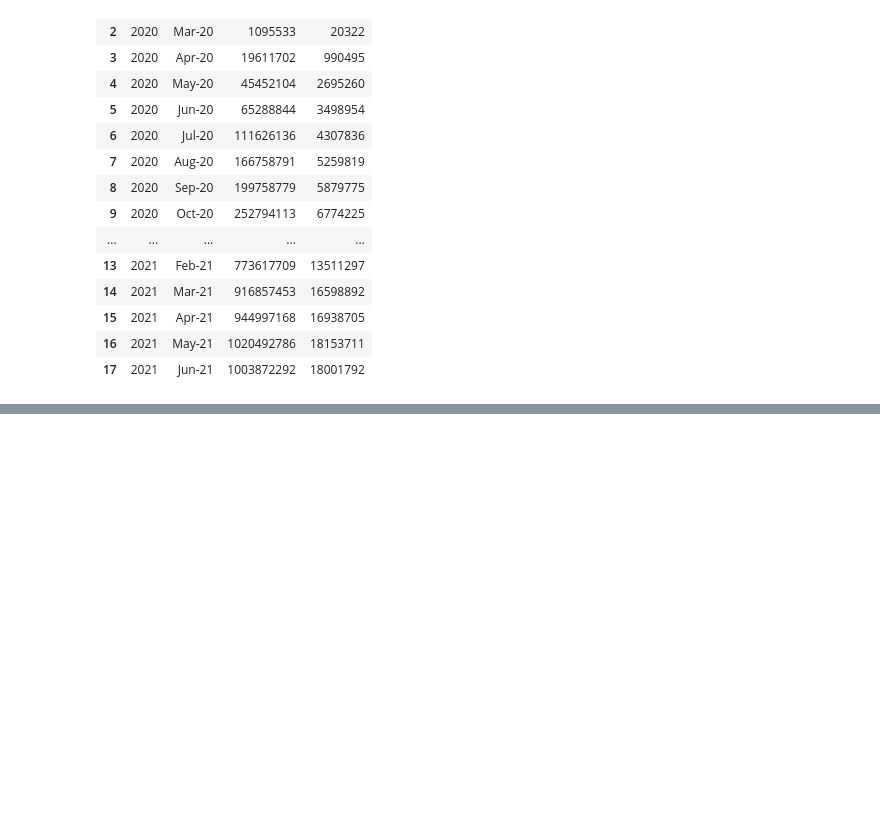
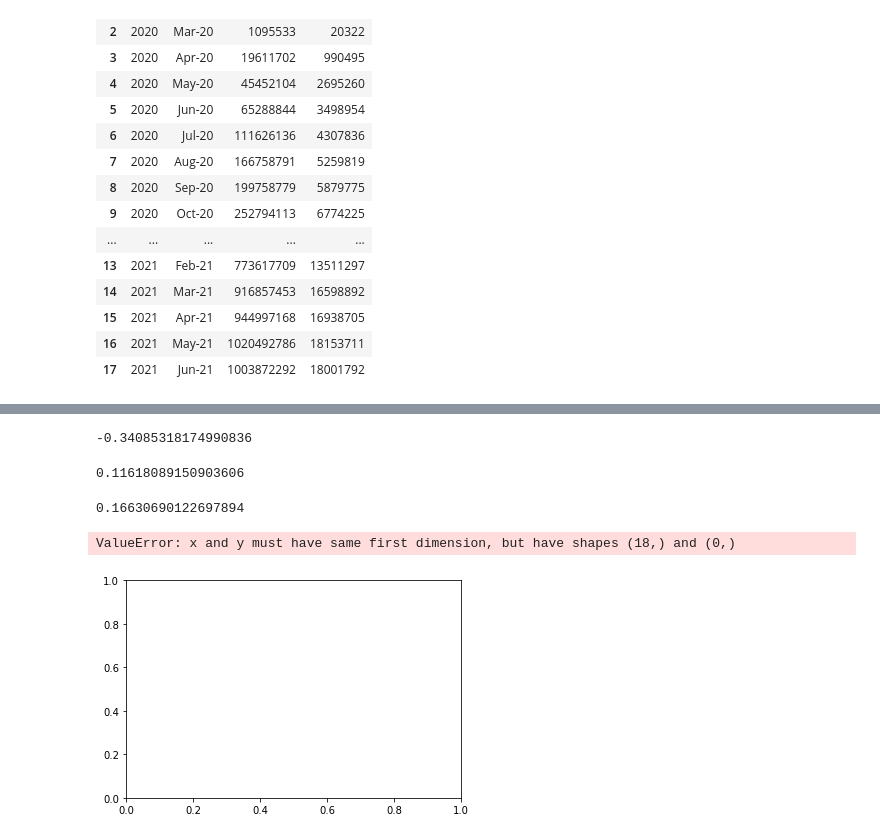
Before and after one commit to meetk5/Team-Project1, a Jupyter notebook: EmploymentAnalysis.ipynb, the cells around one changed output, grey strips where cells are left out. Drawn from its saved outputs; the diff is of its cells as text; code cells hidden in the pictures; blank space fills up the shorter version.

```diff
--- a/EmploymentAnalysis.ipynb
+++ b/EmploymentAnalysis.ipynb
@@ -430,0 +437,23 @@ pvalue #since p-value is not less than 0.05, it indicates that the null hypothes
+# %%
+(slope, intercept, rvalue, pvalue, stderr) = stats.linregress(x_axis_Emp,y_axis_cases)
+rvalue #means that Employment and No of Covid Cases are negatively correlated
+# %% [output]
+-0.34085318174990836
+# %%
+rsquared = rvalue**2
+rsquared #indicates that there's not a strong correlation between number of covid cases and employment.
+# %% [output]
+0.11618089150903606
+# %%
+pvalue #since p-value is not less than 0.05, it indicates that the null hypothesis is true
+#i.e. covid cases and Employment are not related
+# %% [output]
+0.16630690122697894
+# %%
+#y_axis_cases = [int(i) for i in y_axis_cases]
+regress_values = y_axis_cases * int(slope) + intercept
+regress_values
+plt.plot(y_axis_cases,regress_values,"r-")
+# %% [output]
+ValueError: x and y must have same first dimension, but have shapes (18,) and (0,)
+[figure, added]
```
Also changed, not shown: parts of 32 cells of this notebook, 4 other files.
